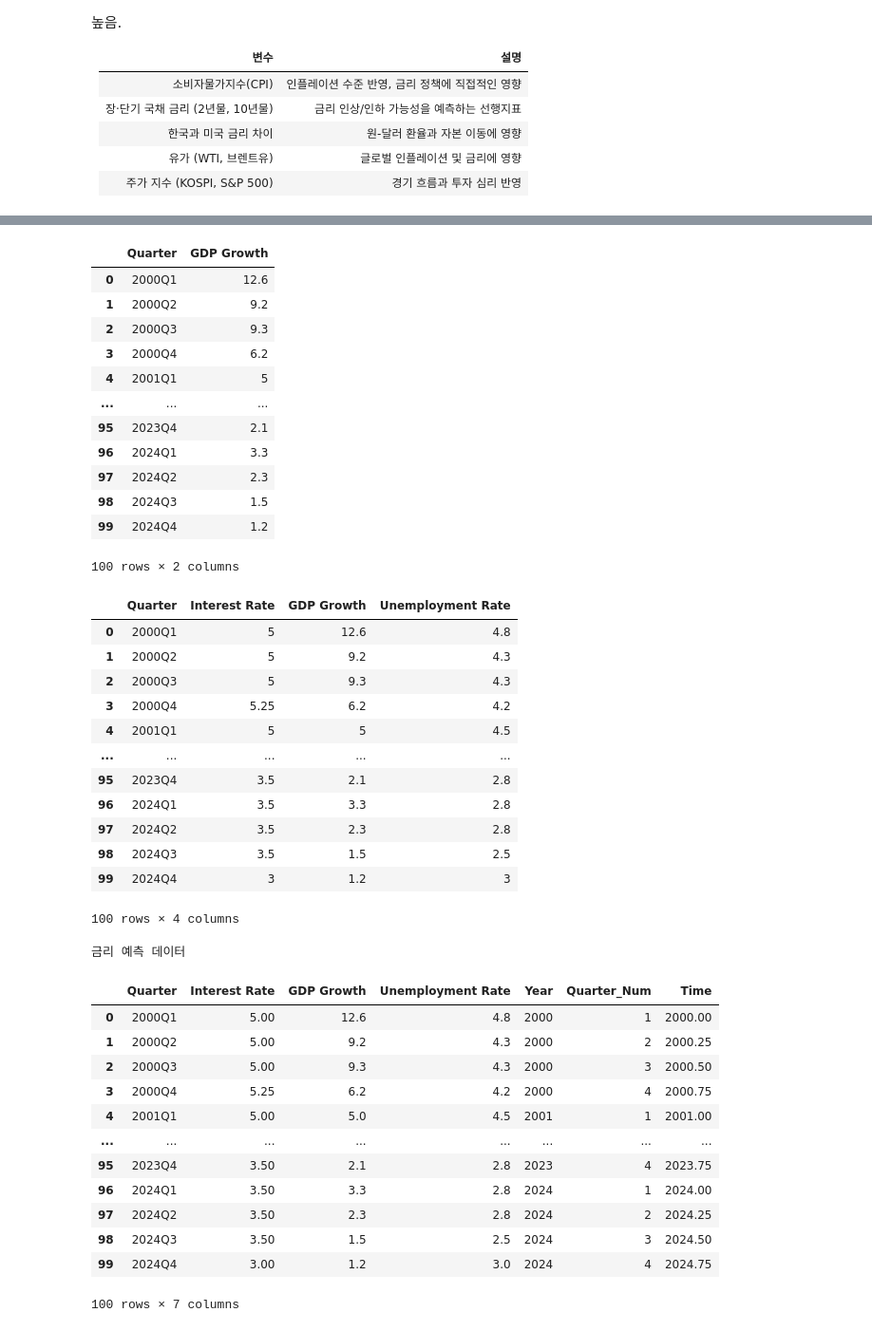
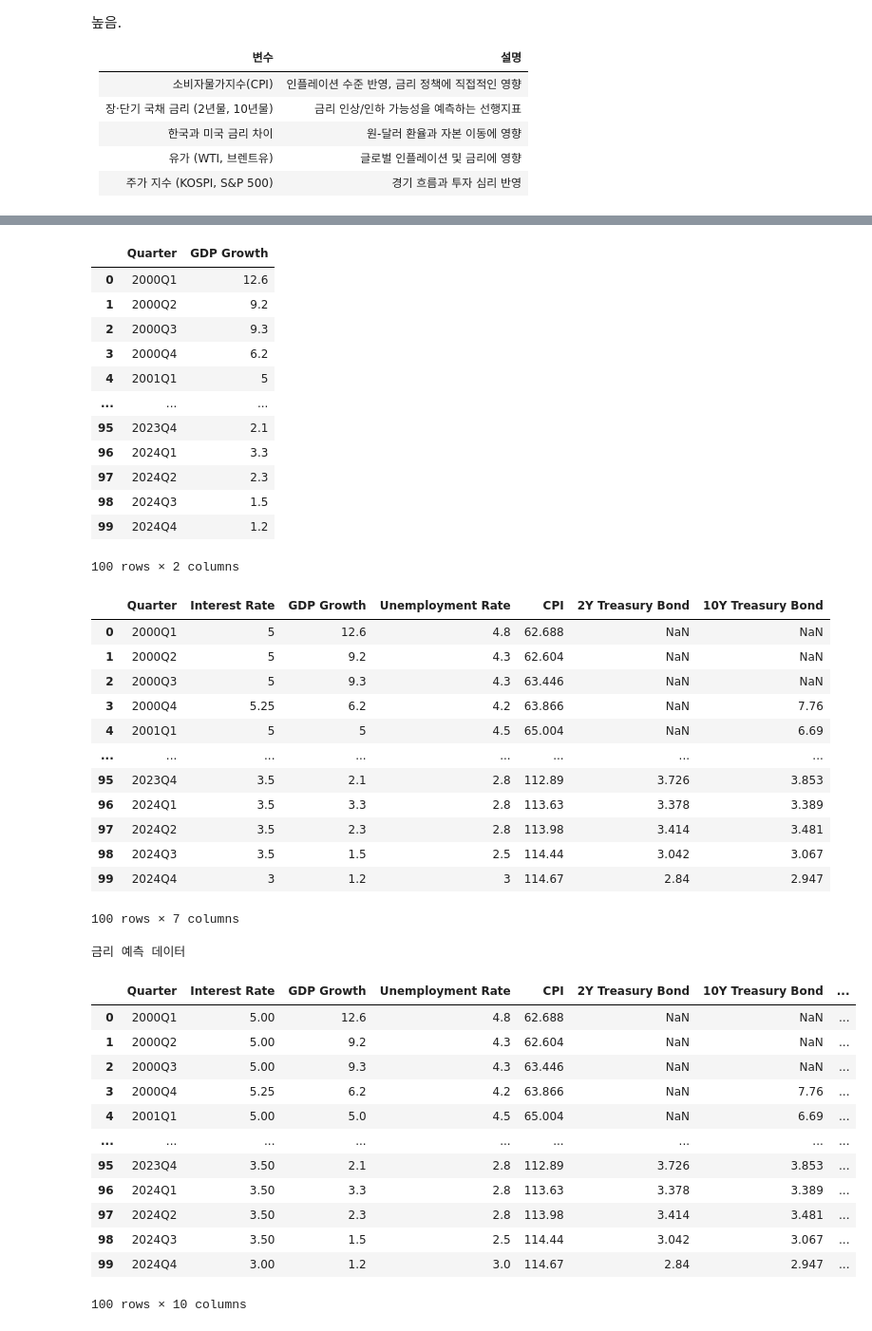
Before and after one commit to JinGunseon/MachineLearning, a Jupyter notebook: InterestRateExpectation.ipynb, the cells around one changed output, grey strips where cells are left out. Shown at 95% size. Drawn from its saved outputs; the diff is of its cells as text; code cells hidden in the pictures.

```diff
--- a/InterestRateExpectation.ipynb
+++ b/InterestRateExpectation.ipynb
@@ -1208,14 +1208,14 @@ cpi_df = pd.DataFrame(cpi_data['StatisticSearch']['row'])[['TIME', 'DATA_VALUE']
 cpi_df.columns = ['Quarter', 'CPI']
 
 # 국고채 2년물 & 10년물 금리 데이터 요청 URL (시장금리: 721Y001)
-2y_url = f"https://ecos.bok.or.kr/api/StatisticSearch/{}/json/en/1/1000/721Y001/Q/2000Q1/2025Q4/5090000"
-2y_data = requests.get(2y_url).json()
-df_2y = pd.DataFrame(data_2y['StatisticSearch']['row'])[['TIME', 'DATA_VALUE']]
+bond_2y_url = f"https://ecos.bok.or.kr/api/StatisticSearch/{API_KEY}/json/en/1/1000/721Y001/Q/2000Q1/2025Q4/5090000"
+bond_2y_data = requests.get(bond_2y_url).json()
+df_2y = pd.DataFrame(bond_2y_data['StatisticSearch']['row'])[['TIME', 'DATA_VALUE']]
 df_2y.columns = ['Quarter', '2Y Treasury Bond']
 
-10y_url = f"https://ecos.bok.or.kr/api/StatisticSearch/{}/json/en/1/1000/721Y001/Q/2000Q1/2025Q4/5050000"
-10y_data = requests.get(10y_url).json()
-df_10y = pd.DataFrame(data_10y['StatisticSearch']['row'])[['TIME', 'DATA_VALUE']]
+bond_10y_url = f"https://ecos.bok.or.kr/api/StatisticSearch/{API_KEY}/json/en/1/1000/721Y001/Q/2000Q1/2025Q4/5050000"
+bond_10y_data = requests.get(bond_10y_url).json()
+df_10y = pd.DataFrame(bond_10y_data['StatisticSearch']['row'])[['TIME', 'DATA_VALUE']]
 df_10y.columns = ['Quarter', '10Y Treasury Bond']
 
 
@@ -1257,41 +1260,41 @@ Unemployment Rate    0
 dtype: int64
 |  | Quarter | GDP Growth |
 | 0 | 2000Q1 | 12.6 |
 | 1 | 2000Q2 | 9.2 |
 | 2 | 2000Q3 | 9.3 |
 | 3 | 2000Q4 | 6.2 |
 | 4 | 2001Q1 | 5 |
 | ... | ... | ... |
 | 95 | 2023Q4 | 2.1 |
 | 96 | 2024Q1 | 3.3 |
 | 97 | 2024Q2 | 2.3 |
 | 98 | 2024Q3 | 1.5 |
 | 99 | 2024Q4 | 1.2 |
 100 rows × 2 columns
-|  | Quarter | Interest Rate | GDP Growth | Unemployment Rate |
-| 0 | 2000Q1 | 5 | 12.6 | 4.8 |
-| 1 | 2000Q2 | 5 | 9.2 | 4.3 |
-| 2 | 2000Q3 | 5 | 9.3 | 4.3 |
-| 3 | 2000Q4 | 5.25 | 6.2 | 4.2 |
-| 4 | 2001Q1 | 5 | 5 | 4.5 |
-| ... | ... | ... | ... | ... |
-| 95 | 2023Q4 | 3.5 | 2.1 | 2.8 |
-| 96 | 2024Q1 | 3.5 | 3.3 | 2.8 |
-| 97 | 2024Q2 | 3.5 | 2.3 | 2.8 |
-| 98 | 2024Q3 | 3.5 | 1.5 | 2.5 |
-| 99 | 2024Q4 | 3 | 1.2 | 3 |
+|  | Quarter | Interest Rate | GDP Growth | Unemployment Rate | CPI | 2Y Treasury Bond | 10Y Treasury Bond |
+| 0 | 2000Q1 | 5 | 12.6 | 4.8 | 62.688 | NaN | NaN |
+| 1 | 2000Q2 | 5 | 9.2 | 4.3 | 62.604 | NaN | NaN |
+| 2 | 2000Q3 | 5 | 9.3 | 4.3 | 63.446 | NaN | NaN |
+| 3 | 2000Q4 | 5.25 | 6.2 | 4.2 | 63.866 | NaN | 7.76 |
+| 4 | 2001Q1 | 5 | 5 | 4.5 | 65.004 | NaN | 6.69 |
+| ... | ... | ... | ... | ... | ... | ... | ... |
+| 95 | 2023Q4 | 3.5 | 2.1 | 2.8 | 112.89 | 3.726 | 3.853 |
+| 96 | 2024Q1 | 3.5 | 3.3 | 2.8 | 113.63 | 3.378 | 3.389 |
+| 97 | 2024Q2 | 3.5 | 2.3 | 2.8 | 113.98 | 3.414 | 3.481 |
+| 98 | 2024Q3 | 3.5 | 1.5 | 2.5 | 114.44 | 3.042 | 3.067 |
+| 99 | 2024Q4 | 3 | 1.2 | 3 | 114.67 | 2.84 | 2.947 |
-100 rows × 4 columns
+100 rows × 7 columns
 금리 예측 데이터
-|  | Quarter | Interest Rate | GDP Growth | Unemployment Rate | Year | Quarter_Num | Time |
-| 0 | 2000Q1 | 5.00 | 12.6 | 4.8 | 2000 | 1 | 2000.00 |
-| 1 | 2000Q2 | 5.00 | 9.2 | 4.3 | 2000 | 2 | 2000.25 |
-| 2 | 2000Q3 | 5.00 | 9.3 | 4.3 | 2000 | 3 | 2000.50 |
-| 3 | 2000Q4 | 5.25 | 6.2 | 4.2 | 2000 | 4 | 2000.75 |
-| 4 | 2001Q1 | 5.00 | 5.0 | 4.5 | 2001 | 1 | 2001.00 |
-| ... | ... | ... | ... | ... | ... | ... | ... |
-| 95 | 2023Q4 | 3.50 | 2.1 | 2.8 | 2023 | 4 | 2023.75 |
-| 96 | 2024Q1 | 3.50 | 3.3 | 2.8 | 2024 | 1 | 2024.00 |
-| 97 | 2024Q2 | 3.50 | 2.3 | 2.8 | 2024 | 2 | 2024.25 |
-| 98 | 2024Q3 | 3.50 | 1.5 | 2.5 | 2024 | 3 | 2024.50 |
-| 99 | 2024Q4 | 3.00 | 1.2 | 3.0 | 2024 | 4 | 2024.75 |
+|  | Quarter | Interest Rate | GDP Growth | Unemployment Rate | CPI | 2Y Treasury Bond | 10Y Treasury Bond | ... |
+| 0 | 2000Q1 | 5.00 | 12.6 | 4.8 | 62.688 | NaN | NaN | ... |
+| 1 | 2000Q2 | 5.00 | 9.2 | 4.3 | 62.604 | NaN | NaN | ... |
+| 2 | 2000Q3 | 5.00 | 9.3 | 4.3 | 63.446 | NaN | NaN | ... |
+| 3 | 2000Q4 | 5.25 | 6.2 | 4.2 | 63.866 | NaN | 7.76 | ... |
+| 4 | 2001Q1 | 5.00 | 5.0 | 4.5 | 65.004 | NaN | 6.69 | ... |
+| ... | ... | ... | ... | ... | ... | ... | ... | ... |
+| 95 | 2023Q4 | 3.50 | 2.1 | 2.8 | 112.89 | 3.726 | 3.853 | ... |
+| 96 | 2024Q1 | 3.50 | 3.3 | 2.8 | 113.63 | 3.378 | 3.389 | ... |
+| 97 | 2024Q2 | 3.50 | 2.3 | 2.8 | 113.98 | 3.414 | 3.481 | ... |
+| 98 | 2024Q3 | 3.50 | 1.5 | 2.5 | 114.44 | 3.042 | 3.067 | ... |
+| 99 | 2024Q4 | 3.00 | 1.2 | 3.0 | 114.67 | 2.84 | 2.947 | ... |
-100 rows × 7 columns
+100 rows × 10 columns
```
Also changed, not shown: parts of 4 cells of this notebook.
